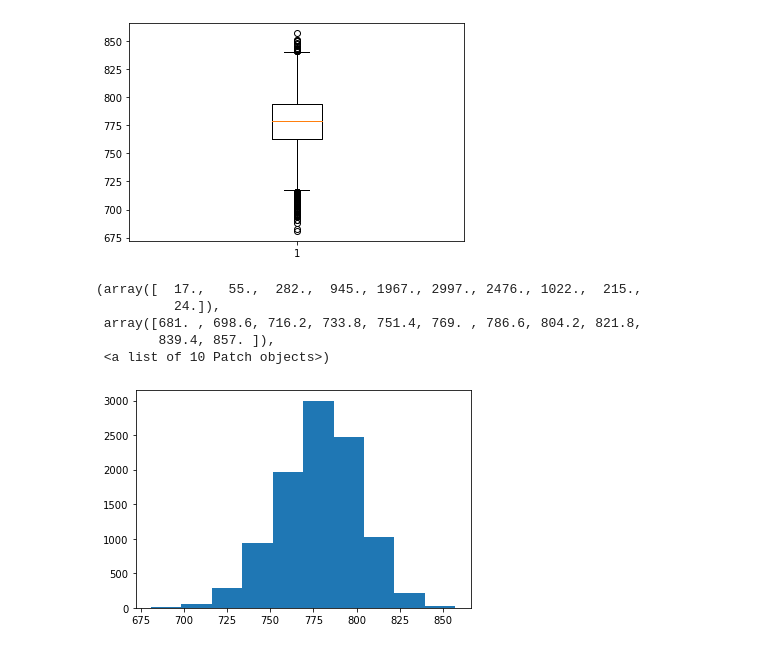
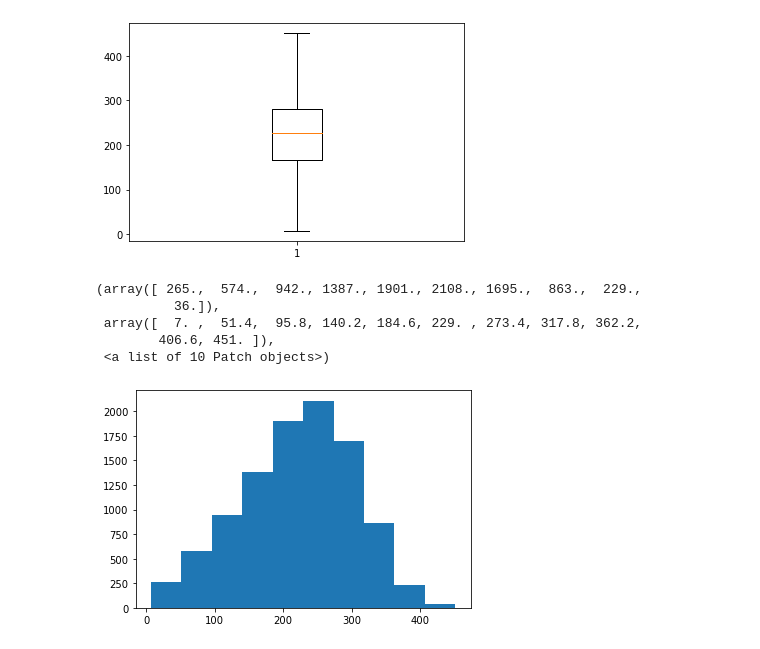
Before and after one commit to move02/home-schooling-simulation, a Jupyter notebook: analyze.ipynb, the cells around one changed output. Saved outputs shown, nothing was run; the diff lists cells and outputs as text; code cells hidden in the pictures.

```diff
--- a/analyze.ipynb
+++ b/analyze.ipynb
@@ -11,7 +13,7 @@ peak_values_per_trial = []
 for d in range(trials):
     datas.append([])
 # %%
-with open("non-policy.csv", newline="\n") as csvfile:
+with open("day14-10000-3groups.csv", newline="\n") as csvfile:
     reader = csv.reader(csvfile, delimiter=',', quotechar='\"')
     trial_list = []
     for row in reader:
@@ -68,13 +63,13 @@ import matplotlib.pyplot as plt
 X = np.array(range(trials))
 peak_value_boxplot = plt.boxplot(peak_values_per_trial)
 # %% [output]
-[figure, old version]
+[figure, new version]
 # %%
-plt.hist(peak_values_per_trial)
+plt.hist(peak_values_per_trial, bins=10)
 # %% [output]
-(array([  17.,   55.,  282.,  945., 1967., 2997., 2476., 1022.,  215.,
-          24.]),
- array([681. , 698.6, 716.2, 733.8, 751.4, 769. , 786.6, 804.2, 821.8,
-        839.4, 857. ]),
+(array([ 265.,  574.,  942., 1387., 1901., 2108., 1695.,  863.,  229.,
+          36.]),
+ array([  7. ,  51.4,  95.8, 140.2, 184.6, 229. , 273.4, 317.8, 362.2,
+        406.6, 451. ]),
  <a list of 10 Patch objects>)
-[figure, old version]
+[figure, new version]
```
Also changed, not shown: parts of 6 cells of this notebook, 20 other files.
